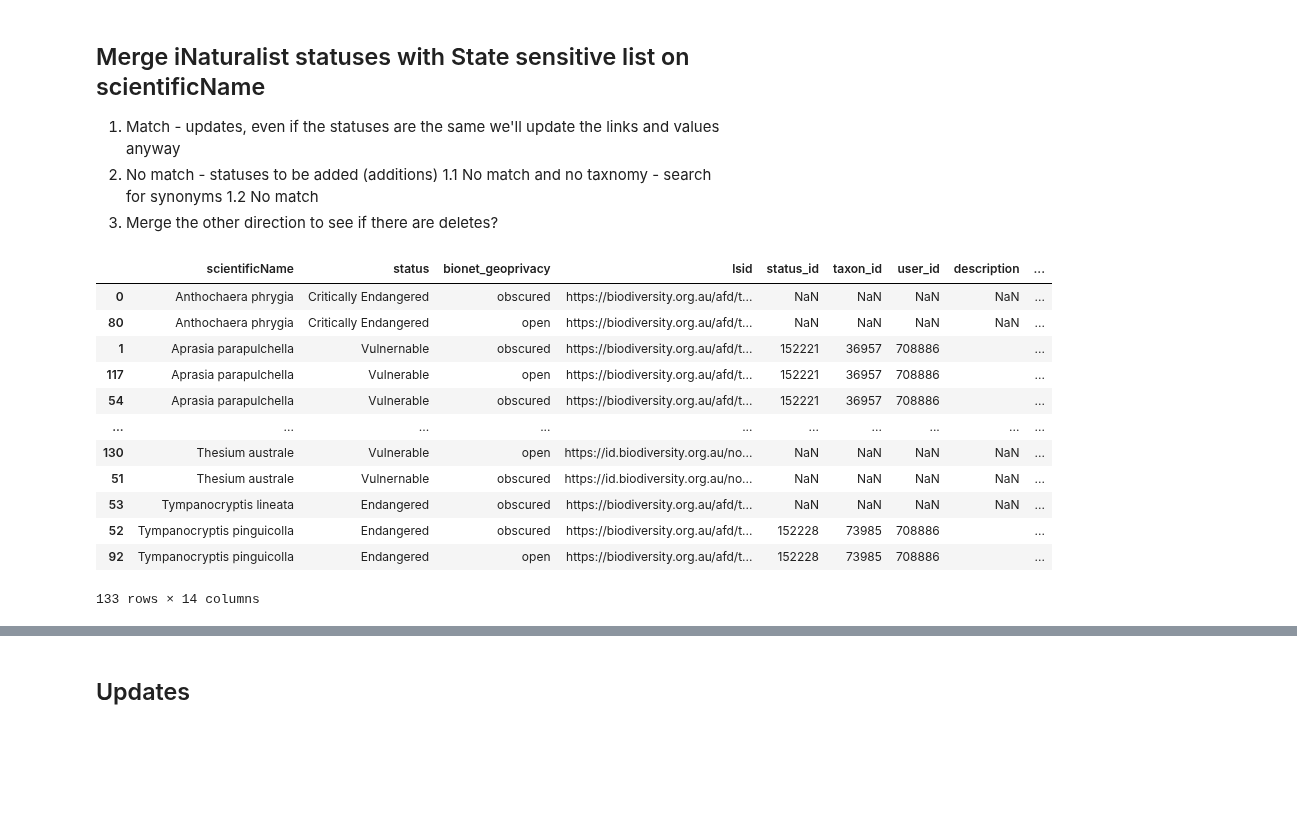
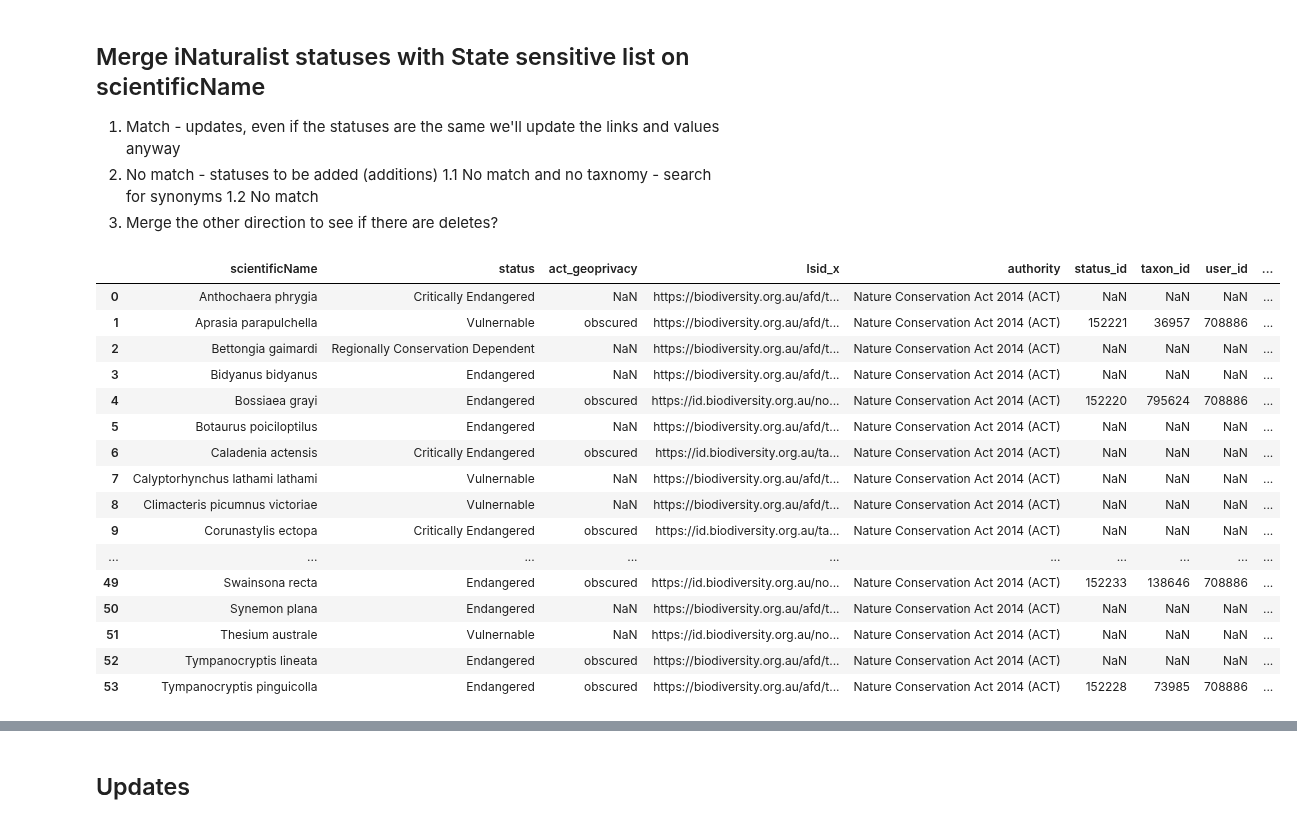
Before and after one commit to AtlasOfLivingAustralia/authoritative-lists, a Jupyter notebook: source-code/py-notebook/inaturalist-statuses/act.ipynb, the cells around one changed output, grey strips where cells are left out. Cells and saved outputs as stored; diff of their text form; code cells hidden in the pictures; blank space fills up the shorter version.

```diff
--- a/source-code/py-notebook/inaturalist-statuses/act.ipynb
+++ b/source-code/py-notebook/inaturalist-statuses/act.ipynb
@@ -139,7 +143,6 @@ sensitivelist
 # %%
 # Read conservation list data
 conservationlist = pd.read_csv(sourcedir + "act-ala-conservation.csv", dtype=str)
-conservationlist = conservationlist.rename(columns={'T S Profile I D':'bionetTaxonID'})
-conservationlist['bionet_geoprivacy'] = 'open'
+#conservationlist = conservationlist.rename(columns={'T S Profile I D':'bionetTaxonID'})
 conservationlist
 # %% [output]
@@ -162,0 +166,5 @@ conservationlist
+# %%
+# join them in a way that works for inat (eg sensitive list, geoprivacy = 'obscured'
+statelist = conservationlist[['name','lsid','status','authority']].merge(sensitivelist[['name','lsid','act_geoprivacy']], how="left",on='name')
+statelist = statelist[['name','lsid_x','act_geoprivacy','status','authority']]
+statelist
@@ -163,11 +194,7 @@ conservationlist
 # %%
-# join them in a way that works for inat (eg sensitive list, geoprivacy = 'obscured'
-statelist = pd.concat([sensitivelist[['name', 'status', 'bionet_geoprivacy', 'lsid']],
-                    conservationlist[['name', 'status', 'bionet_geoprivacy', 'lsid']]]).drop_duplicates()
-# retrieve binomial and trinomial names from GBIF
-parsednames = lf.gbifparse(statelist)
-parsednames.to_csv(sourcedir + "act-gbif.csv", index=False)
-statelist = statelist.merge(parsednames[['scientificName','canonicalName','canonicalNameComplete','type','rankMarker']],how="left",left_on="name",right_on="scientificName")
+parsednames = pd.read_csv(sourcedir + "act-gbif.csv")
+statelist = statelist.merge(parsednames,how="left",left_on="name",right_on="scientificName")
+statelist = statelist.drop_duplicates()
 numfullstatelist = len(statelist.index)
 statelist['scientificName'] = statelist['canonicalName']
 statelist
@@ -195,6 +226,6 @@ noncomply
 # %%
 # remove records that do not comply
 statelist = statelist[~statelist['type'].isin(['INFORMAL','CULTIVAR','HYBRID']) ]
-statelist = pd.DataFrame(statelist[['scientificName','status','bionet_geoprivacy','lsid']]).drop_duplicates()
+#statelist = pd.DataFrame(statelist[['scientificName','status','bionet_geoprivacy','lsid']]).drop_duplicates()
 statelist
 # %% [output]
@@ -272,22 +294,26 @@ Name: place_id, dtype: int64
 3. Merge the other direction to see if there are deletes?
 # %%
 # join to see which lists already have a status in inaturalist based on scientificName
-mergedstatuses = statelist[['scientificName','status','bionet_geoprivacy', 'lsid']].merge(inatstatuses[['status_id','scientificName','taxon_id','user_id','description','iucn','authority','status','geoprivacy','place_id','place_display_name']],how="left",left_on='scientificName',right_on='scientificName',suffixes=(None,'_inat')).sort_values(['scientificName'])
+mergedstatuses = statelist[['scientificName','status','act_geoprivacy', 'lsid_x','authority']].merge(inatstatuses[['status_id','scientificName','taxon_id','user_id','description','iucn','authority','status','geoprivacy','place_id','place_display_name']],how="left",left_on='scientificName',right_on='scientificName',suffixes=(None,'_inat')).sort_values(['scientificName'])
 mergedstatuses
 # %% [output]
-|  | scientificName | status | bionet_geoprivacy | lsid | status_id | taxon_id | user_id | description | ... |
-| 0 | Anthochaera phrygia | Critically Endangered | obscured | https://biodiversity.org.au/afd/t... | NaN | NaN | NaN | NaN | ... |
-| 80 | Anthochaera phrygia | Critically Endangered | open | https://biodiversity.org.au/afd/t... | NaN | NaN | NaN | NaN | ... |
-| 1 | Aprasia parapulchella | Vulnernable | obscured | https://biodiversity.org.au/afd/t... | 152221 | 36957 | 708886 |  | ... |
-| 117 | Aprasia parapulchella | Vulnerable | open | https://biodiversity.org.au/afd/t... | 152221 | 36957 | 708886 |  | ... |
-| 54 | Aprasia parapulchella | Vulnerable | obscured | https://biodiversity.org.au/afd/t... | 152221 | 36957 | 708886 |  | ... |
+|  | scientificName | status | act_geoprivacy | lsid_x | authority | status_id | taxon_id | user_id | ... |
+| 0 | Anthochaera phrygia | Critically Endangered | NaN | https://biodiversity.org.au/afd/t... | Nature Conservation Act 2014 (ACT) | NaN | NaN | NaN | ... |
+| 1 | Aprasia parapulchella | Vulnernable | obscured | https://biodiversity.org.au/afd/t... | Nature Conservation Act 2014 (ACT) | 152221 | 36957 | 708886 | ... |
+| 2 | Bettongia gaimardi | Regionally Conservation Dependent | NaN | https://biodiversity.org.au/afd/t... | Nature Conservation Act 2014 (ACT) | NaN | NaN | NaN | ... |
+| 3 | Bidyanus bidyanus | Endangered | NaN | https://biodiversity.org.au/afd/t... | Nature Conservation Act 2014 (ACT) | NaN | NaN | NaN | ... |
+| 4 | Bossiaea grayi | Endangered | obscured | https://id.biodiversity.org.au/no... | Nature Conservation Act 2014 (ACT) | 152220 | 795624 | 708886 | ... |
+| 5 | Botaurus poiciloptilus | Endangered | NaN | https://biodiversity.org.au/afd/t... | Nature Conservation Act 2014 (ACT) | NaN | NaN | NaN | ... |
+| 6 | Caladenia actensis | Critically Endangered | obscured | https://id.biodiversity.org.au/ta... | Nature Conservation Act 2014 (ACT) | NaN | NaN | NaN | ... |
+| 7 | Calyptorhynchus lathami lathami | Vulnernable | NaN | https://biodiversity.org.au/afd/t... | Nature Conservation Act 2014 (ACT) | NaN | NaN | NaN | ... |
+| 8 | Climacteris picumnus victoriae | Vulnernable | NaN | https://biodiversity.org.au/afd/t... | Nature Conservation Act 2014 (ACT) | NaN | NaN | NaN | ... |
+| 9 | Corunastylis ectopa | Critically Endangered | obscured | https://id.biodiversity.org.au/ta... | Nature Conservation Act 2014 (ACT) | NaN | NaN | NaN | ... |
 | ... | ... | ... | ... | ... | ... | ... | ... | ... | ... |
-| 130 | Thesium australe | Vulnerable | open | https://id.biodiversity.org.au/no... | NaN | NaN | NaN | NaN | ... |
-| 51 | Thesium australe | Vulnernable | obscured | https://id.biodiversity.org.au/no... | NaN | NaN | NaN | NaN | ... |
-| 53 | Tympanocryptis lineata | Endangered | obscured | https://biodiversity.org.au/afd/t... | NaN | NaN | NaN | NaN | ... |
-| 52 | Tympanocryptis pinguicolla | Endangered | obscured | https://biodiversity.org.au/afd/t... | 152228 | 73985 | 708886 |  | ... |
-| 92 | Tympanocryptis pinguicolla | Endangered | open | https://biodiversity.org.au/afd/t... | 152228 | 73985 | 708886 |  | ... |
+| 49 | Swainsona recta | Endangered | obscured | https://id.biodiversity.org.au/no... | Nature Conservation Act 2014 (ACT) | 152233 | 138646 | 708886 | ... |
+| 50 | Synemon plana | Endangered | NaN | https://biodiversity.org.au/afd/t... | Nature Conservation Act 2014 (ACT) | NaN | NaN | NaN | ... |
+| 51 | Thesium australe | Vulnernable | NaN | https://id.biodiversity.org.au/no... | Nature Conservation Act 2014 (ACT) | NaN | NaN | NaN | ... |
+| 52 | Tympanocryptis lineata | Endangered | obscured | https://biodiversity.org.au/afd/t... | Nature Conservation Act 2014 (ACT) | NaN | NaN | NaN | ... |
+| 53 | Tympanocryptis pinguicolla | Endangered | obscured | https://biodiversity.org.au/afd/t... | Nature Conservation Act 2014 (ACT) | 152228 | 73985 | 708886 | ... |
-133 rows × 14 columns
 # %%
 # prepare the export fields, common to New template and Update template
 # new statuses
```
Also changed, not shown: parts of 20 cells of this notebook, 1 other file.
